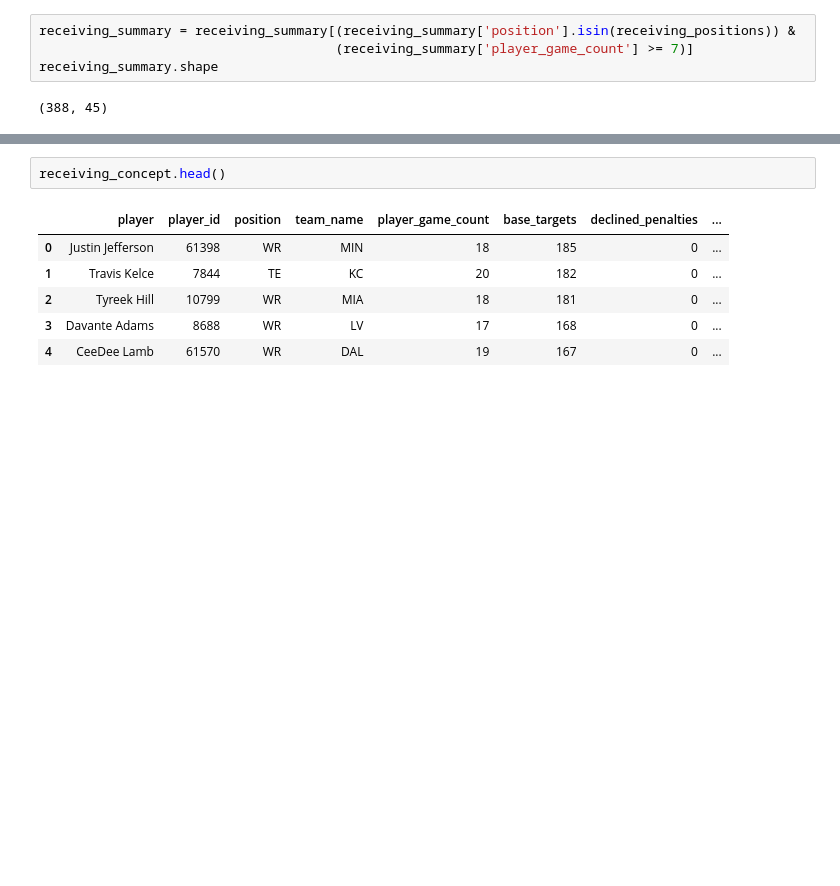
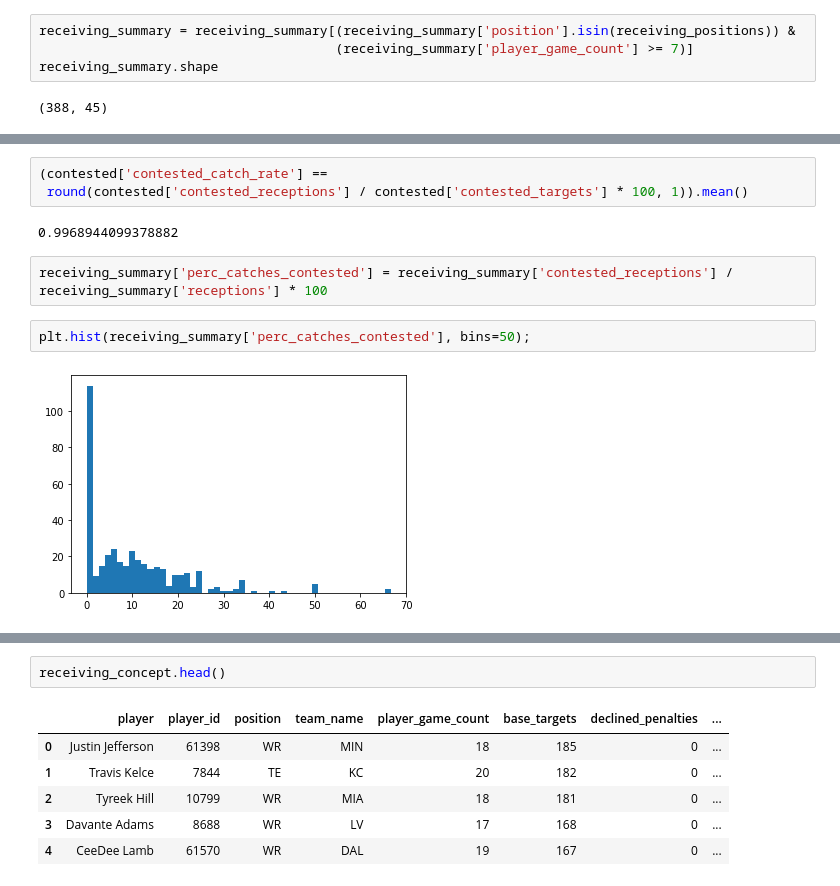
Before and after one commit to kchander92/NYCDSA-Data-Analysis-Project, a Jupyter notebook: Data Analysis Project Krishnan Chander.ipynb, the cells around one changed output, grey strips where cells are left out. Drawn from its saved outputs; the diff is of its cells as text; blank space fills up the shorter version.

Commit message:
Engineered additional features on contested catches and yards after catch in receiving summary data

```diff
--- a/Data Analysis Project Krishnan Chander.ipynb
+++ b/Data Analysis Project Krishnan Chander.ipynb
@@ -96,0 +114,11 @@ KeyError: "['team'] not in index"
+# %%
+(contested['contested_catch_rate'] ==
+ round(contested['contested_receptions'] / contested['contested_targets'] * 100, 1)).mean()
+# %% [output]
+0.9968944099378882
+# %%
+receiving_summary['perc_catches_contested'] = receiving_summary['contested_receptions'] / receiving_summary['receptions'] * 100
+# %%
+plt.hist(receiving_summary['perc_catches_contested'], bins=50);
+# %% [output]
+[figure, added]
```
Also changed, not shown: parts of 7 cells of this notebook.
